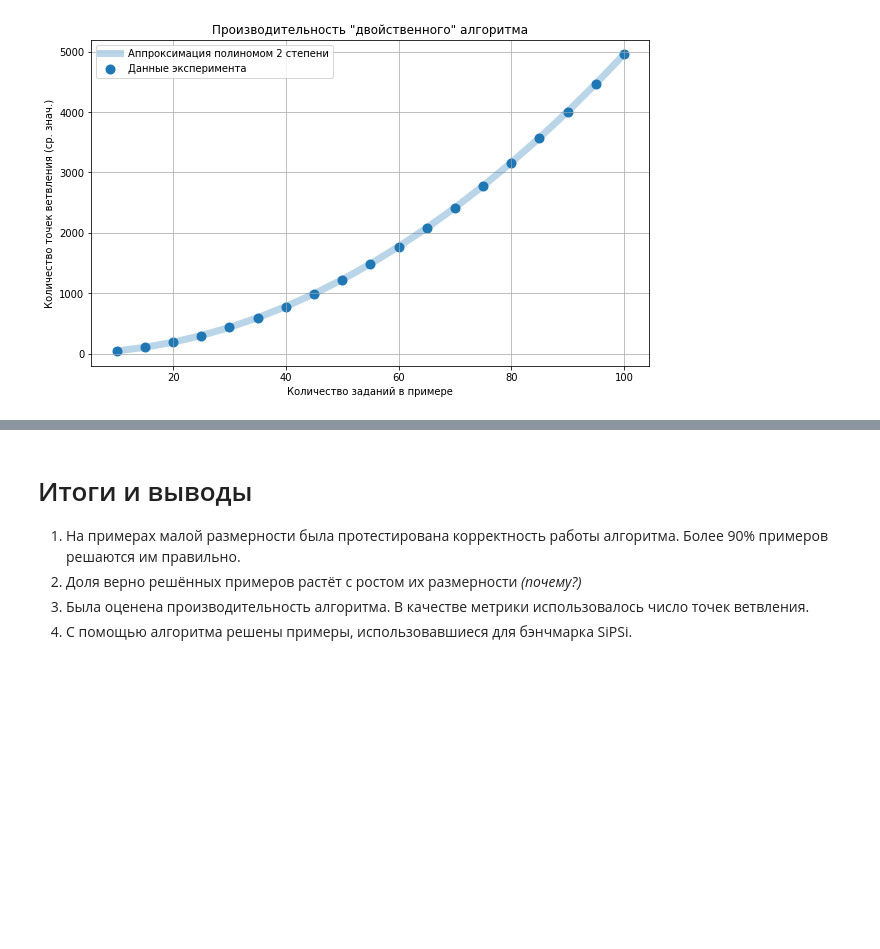
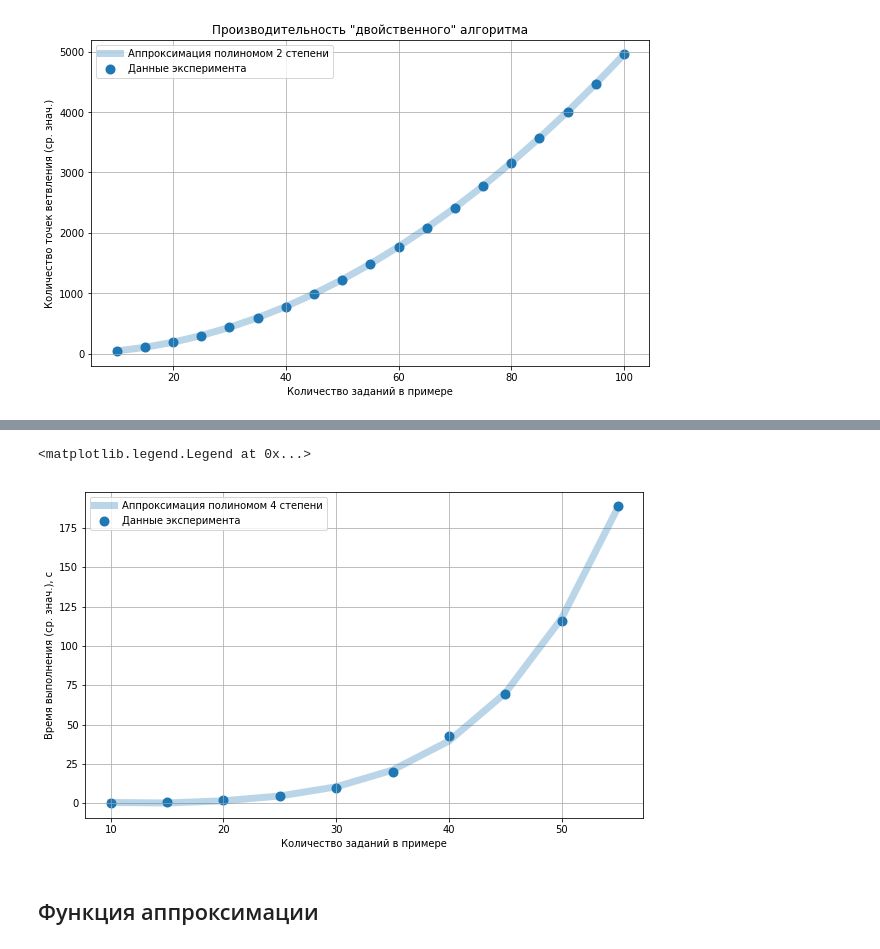
Before and after one commit to andtun/schedules, a Jupyter notebook: LMax.ipynb, the cells around one changed output, grey strips where cells are left out. Cells and saved outputs as stored; diff of their text form; code cells hidden in the pictures; blank space fills up the shorter version.

```diff
--- a/LMax.ipynb
+++ b/LMax.ipynb
@@ -312,18 +312,24 @@ ax.legend()
 # %%
-x = []
-y = []
+i = 4
+x = list(map(int, list(results.keys())[:-1]))
+y = list(map(lambda x: x[0], list(results.values())[:-1]))
+z = approx(x, y, i)
 
 fig = plt.figure(figsize=(10, 6))
 ax = fig.add_subplot(111)
 ax.grid()
 ax.scatter(x, y, linewidth=4, label="Данные эксперимента")
 ax.set_xlabel("Количество заданий в примере")
 ax.set_ylabel("Время выполнения (ср. знач.), с")
-i = 1
-ax.plot(x, z[1](x), label='Аппроксимация полиномом %s степени' % (i+1),
+ax.plot(x, z(x), label='Аппроксимация полиномом %s степени' % (i),
         linewidth=7,
         alpha=0.3)
 ax.legend()
+# %% [output]
+<matplotlib.legend.Legend at 0x...>
+[figure, added]
+# %% [markdown]
+## Функция аппроксимации
 # %%
 def approx(x, y, i):
     """
@@ -337,9 +343,3 @@ def approx(x, y, i):
     return np.poly1d(np.polyfit(list(map(float, x)),
                                 list(map(float, y)),
                                 i))
-# %% [markdown]
-# Итоги и выводы
-1. На примерах малой размерности была протестирована корректность работы алгоритма. Более 90% примеров решаются им правильно.
-2. Доля верно решённых примеров растёт с ростом их размерности *(почему?)*
-3. Была оценена производительность алгоритма. В качестве метрики использовалось число точек ветвления.
-4. С помощью алгоритма решены примеры, использовавшиеся для бэнчмарка SiPSi.
```
Also changed, not shown: parts of 7 cells of this notebook.
